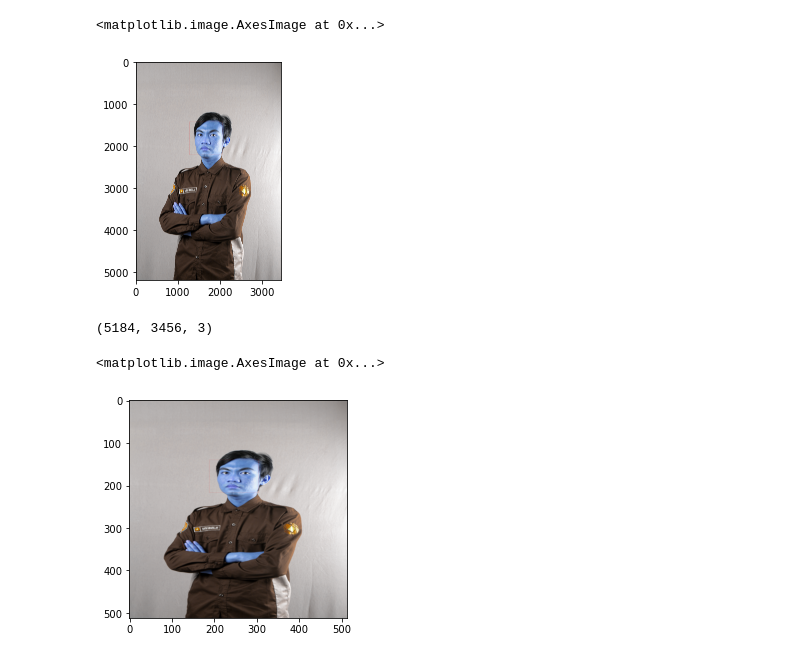
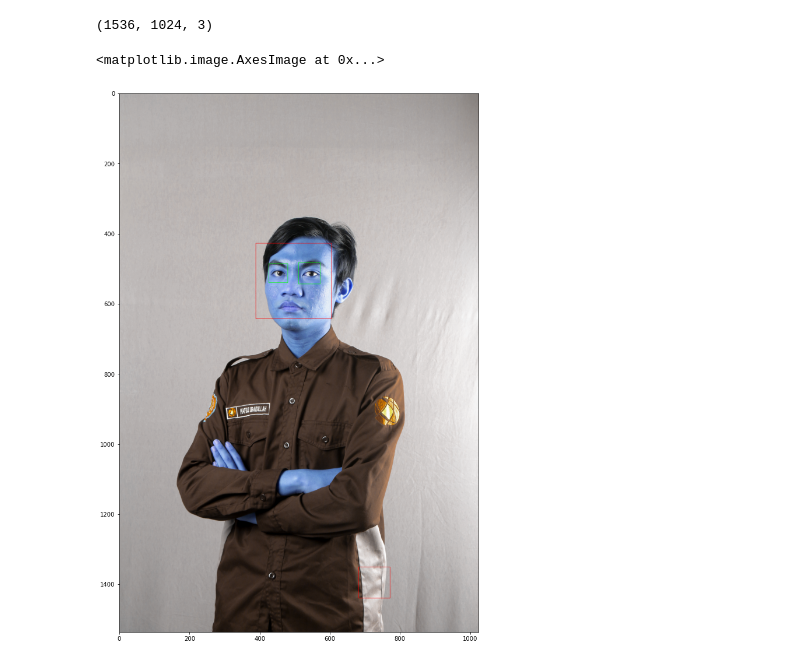
Before and after one commit to Dzyfhuba/dip-au-exchange, a Jupyter notebook: new new face detection(1).ipynb, the cells around one changed output. Drawn from its saved outputs; the diff is of its cells as text; code cells hidden in the pictures.

```diff
--- a/new new face detection(1).ipynb
+++ b/new new face detection(1).ipynb
@@ -5,7 +5,7 @@ import cv2
 # %%
 import numpy as np
 # %%
-pathi = 'Hafidz1.jpg'
+pathi = 'Hafidz1.png'
 # %%
 pathj = 'facedetection/haarcascade_frontalface_default.xml'
 # %%
@@ -29,4 +29,8 @@ roi_color = img[y:y+h, x:x+w]
 eyes = eye_cascade.detectMultiScale(roi_gray)# detect the eye
 for (ex,ey,ew,eh) in eyes:# these two  following codes are used to draw the rectangular to show the place of eye
     cv2.rectangle(roi_color,(ex,ey),(ex+ew,ey+eh),(0,255,0), )
+# %%
+img.shape
+# %% [output]
+(1536, 1024, 3)
 # %%
@@ -36,12 +40,11 @@ for (ex,ey,ew,eh) in eyes:# these two  following codes are used to draw the rect
-# %%
-plt.imshow(img)
-# %% [output]
-<matplotlib.image.AxesImage at 0x...>
-[figure, removed]
+# %%
+fig, ax = plt.subplots(figsize=(20,17))
+plt.imshow(img, cmap="gray")
+# %% [output]
+<matplotlib.image.AxesImage at 0x...>
+[figure, added]
 # %%
 img.shape
-# %% [output]
-(5184, 3456, 3)
 # %%
 img_resize = cv2.resize(img, (512, 512), interpolation=cv2.INTER_AREA)
 # %%
@@ -50,8 +53,5 @@ img_resize = cv2.resize(img, (512, 512), interpolation=cv2.INTER_AREA)
 # cv2.waitKey(0)
 # %%
 plt.imshow(img_resize)
-# %% [output]
-<matplotlib.image.AxesImage at 0x...>
-[figure, removed]
 # %%
 cv2.imwrite('face_detection.jpg', img_resize)
```
Also changed, not shown: parts of 3 cells of this notebook, 2 other files.
